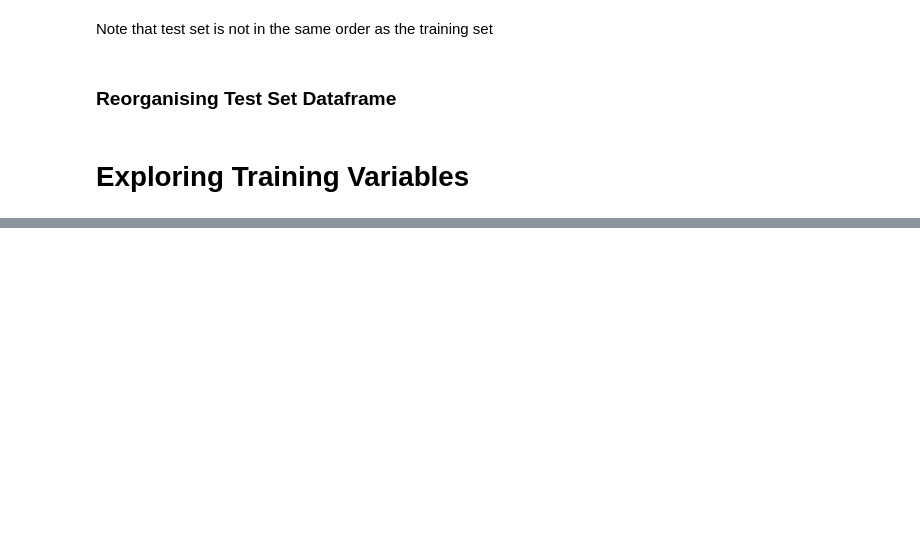
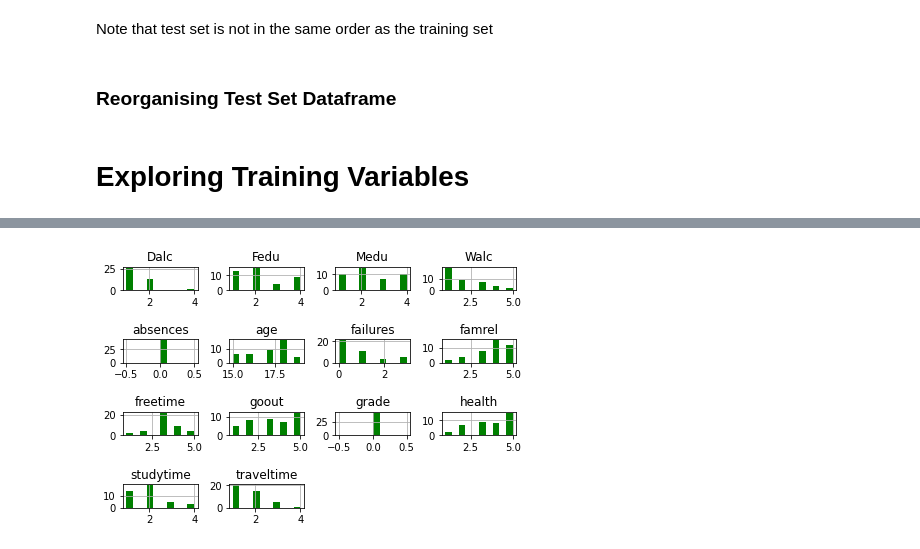
Before and after one commit to coffeeboost/SML-grade-predictor, a Jupyter notebook: CAIS_Kaggle.ipynb, the cells around one changed output, grey strips where cells are left out. Saved outputs shown, nothing was run; the diff lists cells and outputs as text; code cells hidden in the pictures; blank space fills up the shorter version.

```diff
--- a/CAIS_Kaggle.ipynb
+++ b/CAIS_Kaggle.ipynb
@@ -1159,6 +1161,5 @@ trainset
 731 rows × 14 columns
 # %%
 #scatterplot matrix
-sns.set(style="ticks")
-
-sns.pairplot(trainset,corner=True,kind="reg")
+# sns.set(style="ticks")
+# sns.pairplot(trainset,corner=True,kind="reg")
@@ -1167,0 +1166,3 @@ sns.pairplot(trainset,corner=True,kind="reg")
+# %%
+trainset2 = trainset[trainset['grade']==0]
+trainset2
@@ -1168,3 +1187,9 @@ sns.pairplot(trainset,corner=True,kind="reg")
+# %%
+trainset2.hist(color='g')
+plt.tight_layout(pad=0.7, w_pad=0.7, h_pad=1.6)
+ax.patch.set_facecolor('#ababab')
+# %% [output]
+[figure, added]
 # %%
 # def training(X_train,y_train,X_predict,y_actual):
 #   regr = RandomForestRegressor( random_state=0)
```
Also changed, not shown: parts of 5 cells of this notebook.
